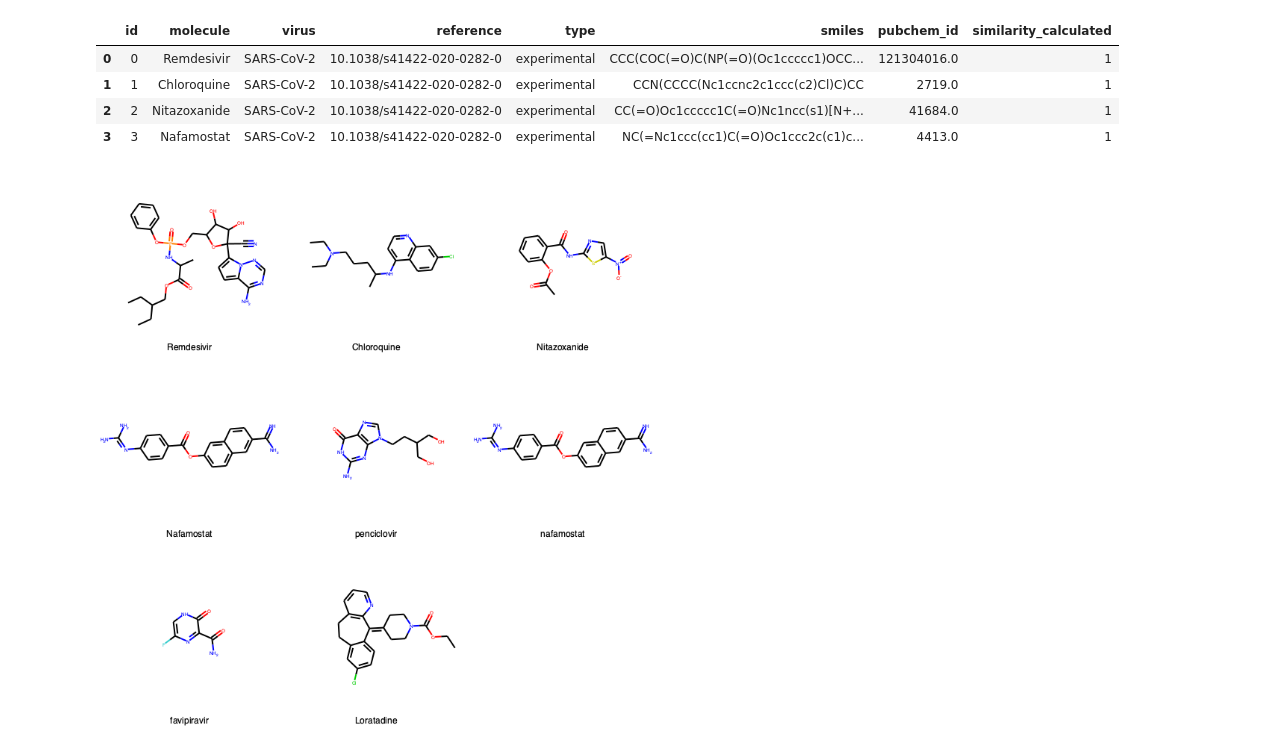
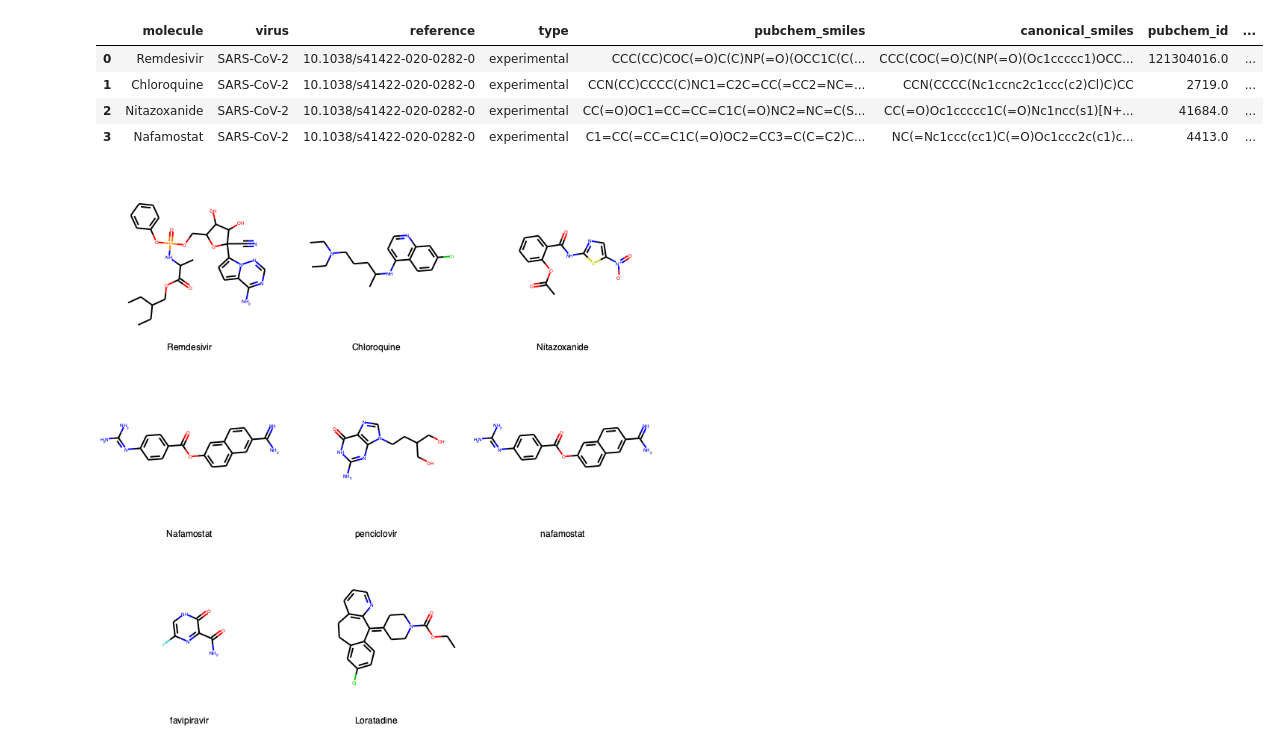
Before and after one commit to globus-labs/covid-nlp, a Jupyter notebook: examples.ipynb, the cells around one changed output. Drawn from its saved outputs; the diff is of its cells as text; code cells hidden in the pictures.

```diff
--- a/examples.ipynb
+++ b/examples.ipynb
@@ -5,13 +10,13 @@ import pandas as pd
 from rdkit.Chem.Draw import IPythonConsole
 from rdkit import Chem
 # %%
-df = pd.read_csv('./data/literature_molecules.csv')
+df = pd.read_csv('./data/LIT.csv')
 df.head(4)
 # %% [output]
-|  | id | molecule | virus | reference | type | smiles | pubchem_id | similarity_calculated |
-| 0 | 0 | Remdesivir | SARS-CoV-2 | 10.1038/s41422-020-0282-0 | experimental | CCC(COC(=O)C(NP(=O)(Oc1ccccc1)OCC... | 121304016.0 | 1 |
-| 1 | 1 | Chloroquine | SARS-CoV-2 | 10.1038/s41422-020-0282-0 | experimental | CCN(CCCC(Nc1ccnc2c1ccc(c2)Cl)C)CC | 2719.0 | 1 |
-| 2 | 2 | Nitazoxanide | SARS-CoV-2 | 10.1038/s41422-020-0282-0 | experimental | CC(=O)Oc1ccccc1C(=O)Nc1ncc(s1)[N+... | 41684.0 | 1 |
-| 3 | 3 | Nafamostat | SARS-CoV-2 | 10.1038/s41422-020-0282-0 | experimental | NC(=Nc1ccc(cc1)C(=O)Oc1ccc2c(c1)c... | 4413.0 | 1 |
+|  | molecule | virus | reference | type | pubchem_smiles | canonical_smiles | pubchem_id | ... |
+| 0 | Remdesivir | SARS-CoV-2 | 10.1038/s41422-020-0282-0 | experimental | CCC(CC)COC(=O)C(C)NP(=O)(OCC1C(C(... | CCC(COC(=O)C(NP(=O)(Oc1ccccc1)OCC... | 121304016.0 | ... |
+| 1 | Chloroquine | SARS-CoV-2 | 10.1038/s41422-020-0282-0 | experimental | CCN(CC)CCCC(C)NC1=C2C=CC(=CC2=NC=... | CCN(CCCC(Nc1ccnc2c1ccc(c2)Cl)C)CC | 2719.0 | ... |
+| 2 | Nitazoxanide | SARS-CoV-2 | 10.1038/s41422-020-0282-0 | experimental | CC(=O)OC1=CC=CC=C1C(=O)NC2=NC=C(S... | CC(=O)Oc1ccccc1C(=O)Nc1ncc(s1)[N+... | 41684.0 | ... |
+| 3 | Nafamostat | SARS-CoV-2 | 10.1038/s41422-020-0282-0 | experimental | C1=CC(=CC=C1C(=O)OC2=CC3=C(C=C2)C... | NC(=Nc1ccc(cc1)C(=O)Oc1ccc2c(c1)c... | 4413.0 | ... |
 # %%
 n_mols = 8
```
Also changed, not shown: parts of 3 cells of this notebook, 2 other files.
